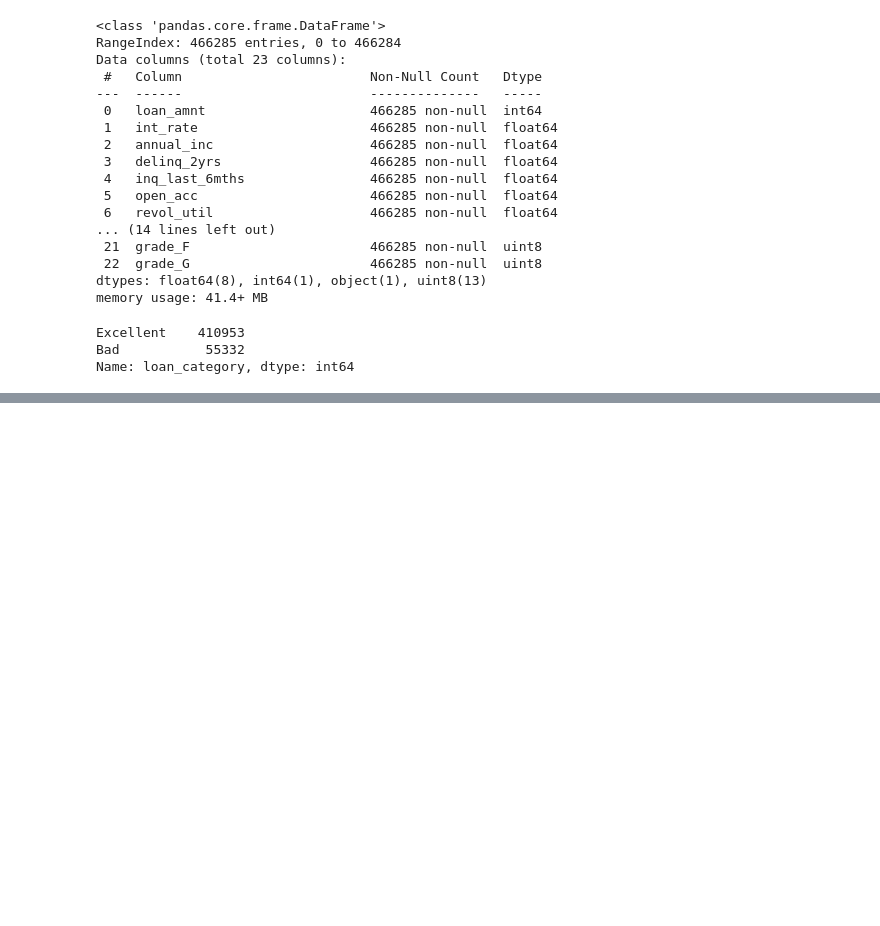
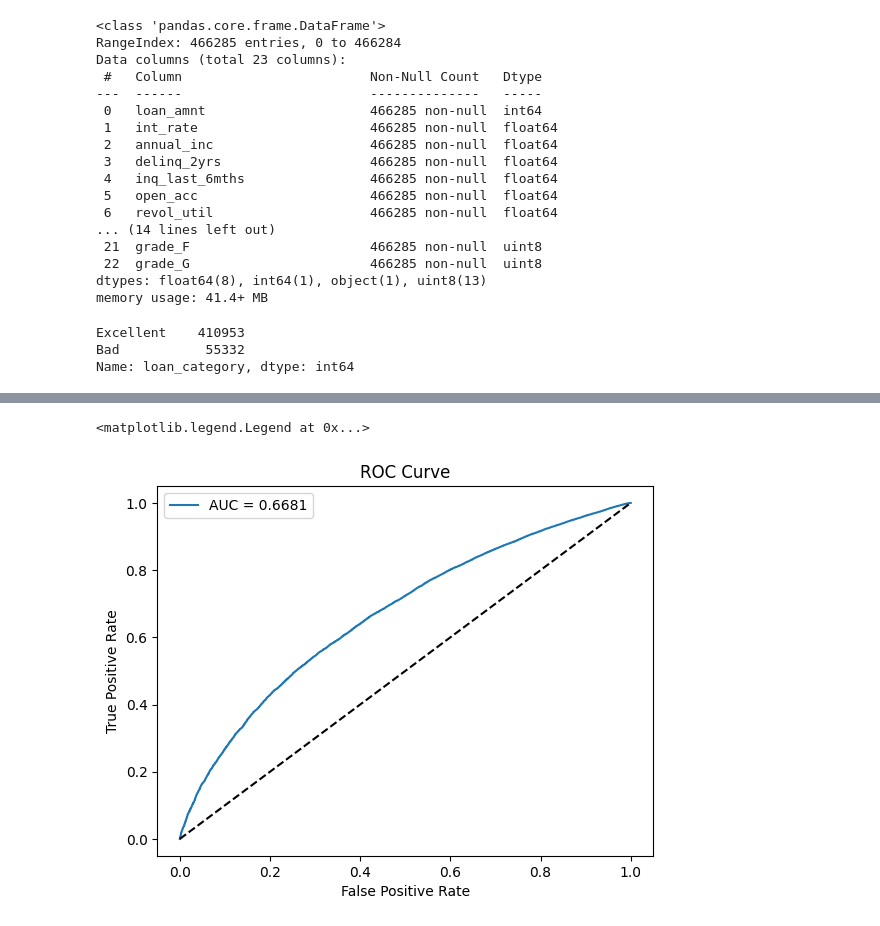
Before and after one commit to Fallennnnnn/ID-X-Partner-Data-Scientist-Virtual-Internship, a Jupyter notebook: Credit_Risk_Predictions.ipynb, the cells around one changed output, grey strips where cells are left out. Saved outputs shown, nothing was run; the diff lists cells and outputs as text; code cells hidden in the pictures; blank space fills up the shorter version.

```diff
--- a/Credit_Risk_Predictions.ipynb
+++ b/Credit_Risk_Predictions.ipynb
@@ -461,10 +466,26 @@ df_clean2['loan_category'].value_counts()
 Excellent    410953
 Bad           55332
 Name: loan_category, dtype: int64
+# %%
+# Selecting numerical columns
+numerical_cols = ['loan_amnt', 'int_rate', 'annual_inc', 'delinq_2yrs', 'inq_last_6mths',
+                  'open_acc', 'revol_util', 'collections_12_mths_ex_med', 'acc_now_delinq']
+
+# Creating a subset DataFrame with only numerical columns
+df_numerical = df_clean2[numerical_cols]
+
+# Initialize StandardScaler
+ss = StandardScaler()
+
+# Fit and transform the numerical columns
+df_numerical_scaled = pd.DataFrame(ss.fit_transform(df_numerical), columns=numerical_cols)
+
+# Concatenate the scaled numerical columns with the original DataFrame
+df_clean_scaled = pd.concat([df_numerical_scaled, df_clean2.drop(columns=numerical_cols)], axis=1)
 # %%
 # Define features (X) and target variable (Y)
-X = df_clean2.drop('loan_category', axis=1)  # Features
-Y = df_clean2['loan_category']  # Target variable
+X = df_clean_scaled.drop('loan_category', axis=1)  # Features
+Y = df_clean_scaled['loan_category']  # Target variable
 
 # Get the column names as feature names
 feature_names = X.columns.tolist()
@@ -540,0 +499,3 @@ plt.show()
+# %%
+rfc = RandomForestClassifier(max_depth=4)
+rfc.fit(X_train, Y_train)
@@ -540,0 +531,24 @@ plt.show()
+# %%
+y_pred_proba = rfc.predict_proba(X_test)[:][:,1]
+
+df_actual_predicted = pd.concat([pd.DataFrame(np.array(Y_test), columns=['y_actual']), pd.DataFrame(y_pred_proba, columns=['y_pred_proba'])], axis=1)
+df_actual_predicted.index = Y_test.index
+# %%
+from sklearn.preprocessing import LabelEncoder
+# Assuming 'Bad' is mapped to 0 and 'Excellent' is mapped to 1
+label_encoder = LabelEncoder()
+df_actual_predicted['y_actual_binary'] = label_encoder.fit_transform(df_actual_predicted['y_actual'])
+
+# Assuming 'y_pred_proba' is the predicted probabilities for the positive class
+fpr, tpr, thresholds = roc_curve(df_actual_predicted['y_actual_binary'], df_actual_predicted['y_pred_proba'])
+auc = roc_auc_score(df_actual_predicted['y_actual'], df_actual_predicted['y_pred_proba'])
+
+plt.plot(fpr, tpr, label='AUC = %0.4f' %auc)
+plt.plot(fpr, fpr, linestyle = '--', color='k')
+plt.xlabel('False Positive Rate')
+plt.ylabel('True Positive Rate')
+plt.title('ROC Curve')
+plt.legend()
+# %% [output]
+<matplotlib.legend.Legend at 0x...>
+[figure, added]
```
Also changed, not shown: parts of 11 cells of this notebook.
